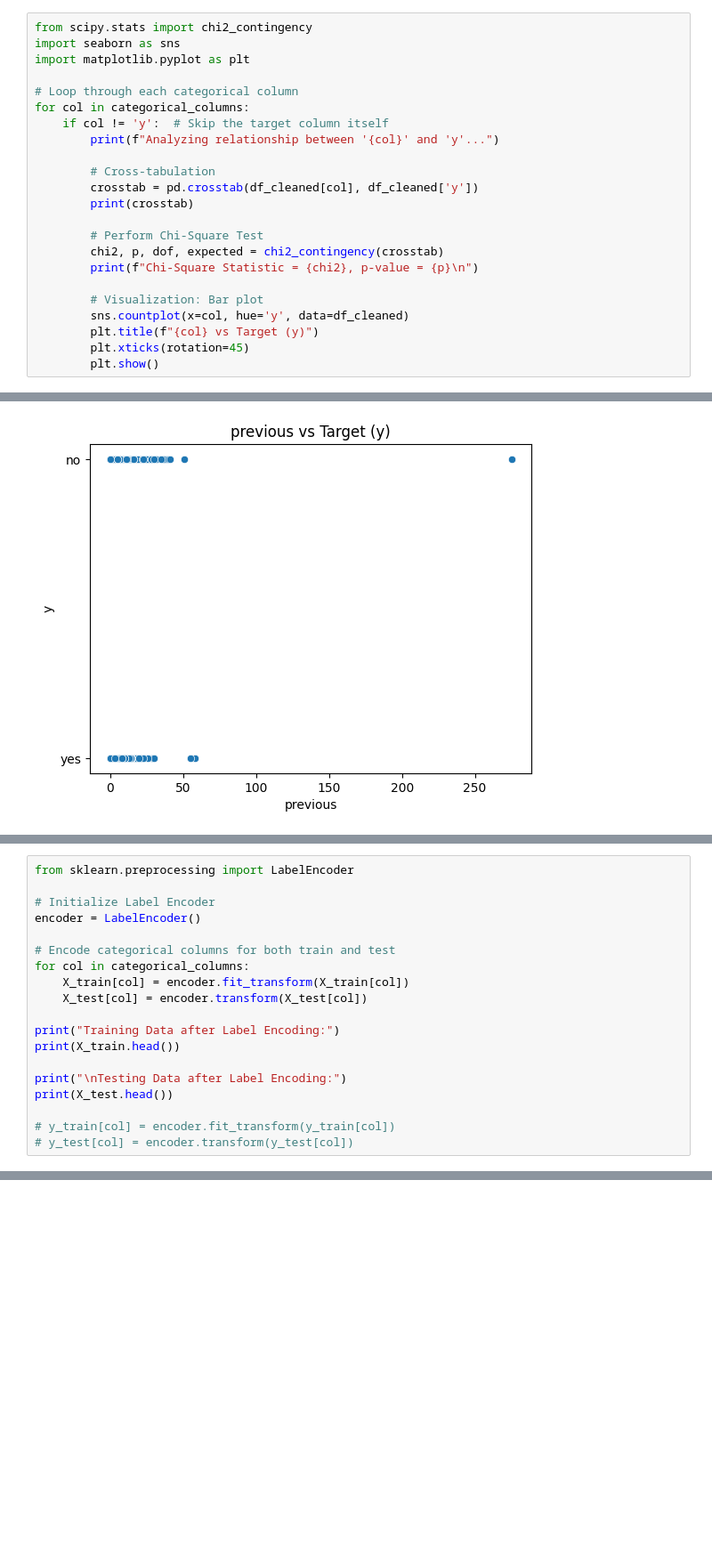
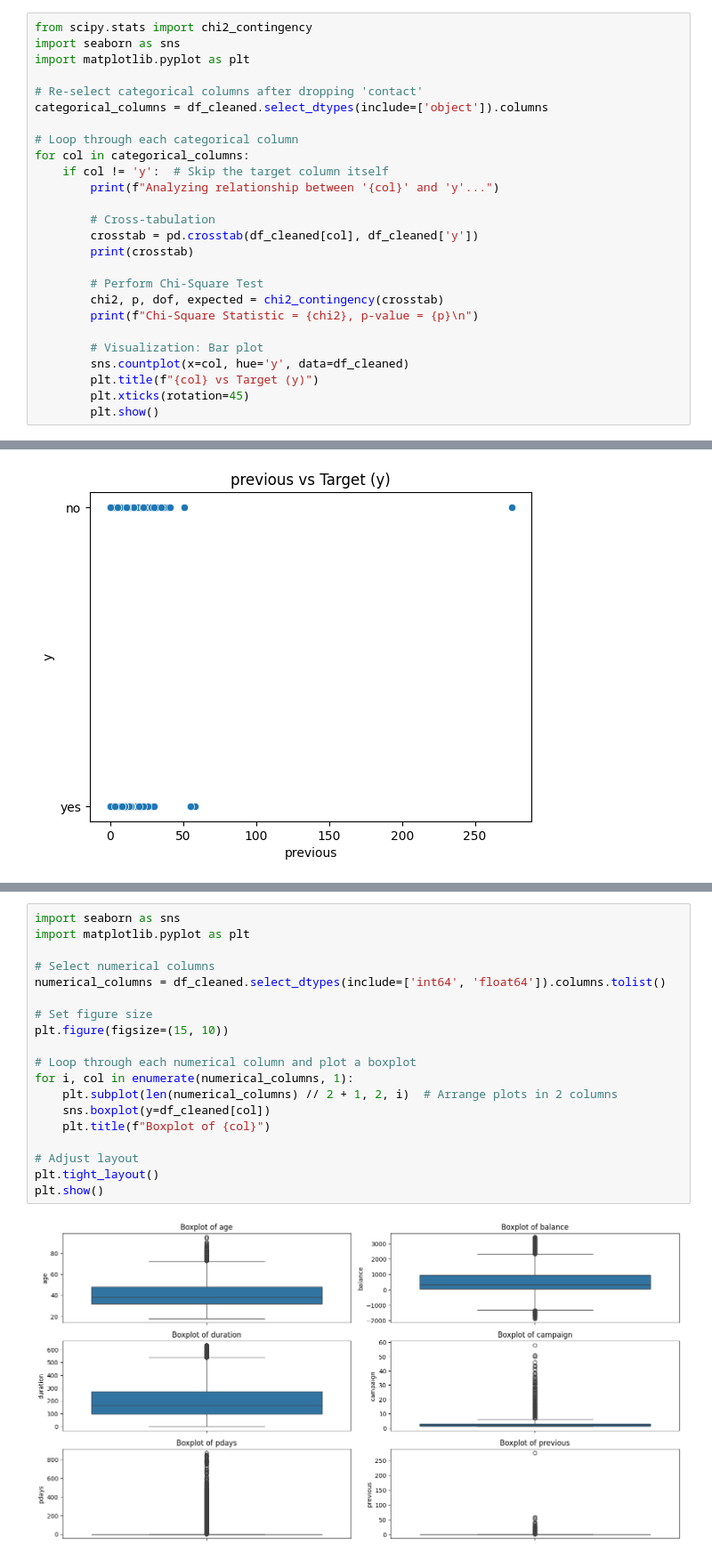
Before and after one commit to Janinduthenura/ML_coursework, a Jupyter notebook: file_explorore.ipynb, the cells around one changed output, grey strips where cells are left out. Shown at 89% size. Drawn from its saved outputs; the diff is of its cells as text; blank space fills up the shorter version.

```diff
--- a/file_explorore.ipynb
+++ b/file_explorore.ipynb
@@ -256,6 +324,9 @@ See the caveats in the documentation: https://pandas.pydata.org/pandas-docs/stab
 from scipy.stats import chi2_contingency
 import seaborn as sns
 import matplotlib.pyplot as plt
+
+# Re-select categorical columns after dropping 'contact'
+categorical_columns = df_cleaned.select_dtypes(include=['object']).columns
 
 # Loop through each categorical column
 for col in categorical_columns:
@@ -404,19 +453,0 @@ Categorical Columns: ['job', 'marital', 'education', 'default', 'housing', 'loan
-# %%
-from sklearn.preprocessing import LabelEncoder
-
-# Initialize Label Encoder
-encoder = LabelEncoder()
-
-# Encode categorical columns for both train and test
-for col in categorical_columns:
-    X_train[col] = encoder.fit_transform(X_train[col])
-    X_test[col] = encoder.transform(X_test[col])
-
-print("Training Data after Label Encoding:")
-print(X_train.head())
-
-print("\nTesting Data after Label Encoding:")
-print(X_test.head())
-
-# y_train[col] = encoder.fit_transform(y_train[col])
-# y_test[col] = encoder.transform(y_test[col])
@@ -696,0 +492,21 @@ weighted avg       0.88      0.90      0.89      8671
+# %%
+import seaborn as sns
+import matplotlib.pyplot as plt
+
+# Select numerical columns
+numerical_columns = df_cleaned.select_dtypes(include=['int64', 'float64']).columns.tolist()
+
+# Set figure size
+plt.figure(figsize=(15, 10))
+
+# Loop through each numerical column and plot a boxplot
+for i, col in enumerate(numerical_columns, 1):
+    plt.subplot(len(numerical_columns) // 2 + 1, 2, i)  # Arrange plots in 2 columns
+    sns.boxplot(y=df_cleaned[col])
+    plt.title(f"Boxplot of {col}")
+
+# Adjust layout
+plt.tight_layout()
+plt.show()
+# %% [output]
+[figure, added]
```
Also changed, not shown: parts of 59 cells of this notebook.
